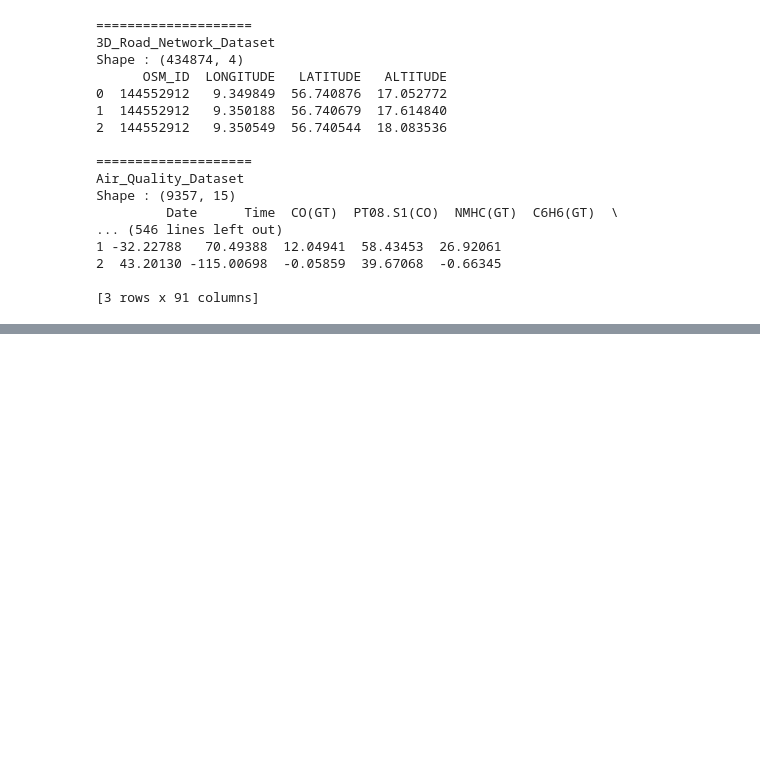
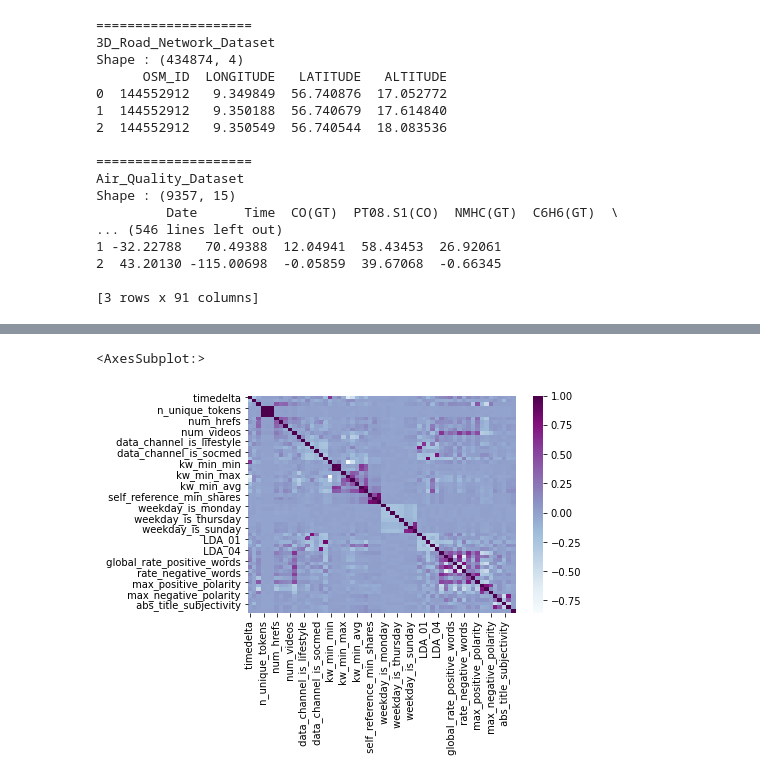
Before and after one commit to ColinTr/ClassificationForRegression, a Jupyter notebook: notebooks/Datasets_First_Study.ipynb, the cells around one changed output, grey strips where cells are left out. Cells and saved outputs as stored; diff of their text form; code cells hidden in the pictures; blank space fills up the shorter version.

```diff
--- a/notebooks/Datasets_First_Study.ipynb
+++ b/notebooks/Datasets_First_Study.ipynb
@@ -273,0 +856,2 @@ plt.show()
+# %%
+tmp_df = pd.read_csv('../data/raw/Online_News_Popularity_Dataset/OnlineNewsPopularity.csv', delimiter=',')
@@ -273,0 +883,7 @@ plt.show()
+# %%
+tmp_df.drop(['url'], axis=1, inplace=True)  # URL not needed
+# %%
+sns.heatmap(data=tmp_df.corr(), cmap='BuPu')  # Most features aren't correlated so they are all important
+# %% [output]
+<AxesSubplot:>
+[figure, added]
```
Also changed, not shown: parts of 191 cells of this notebook, 4 other files.
